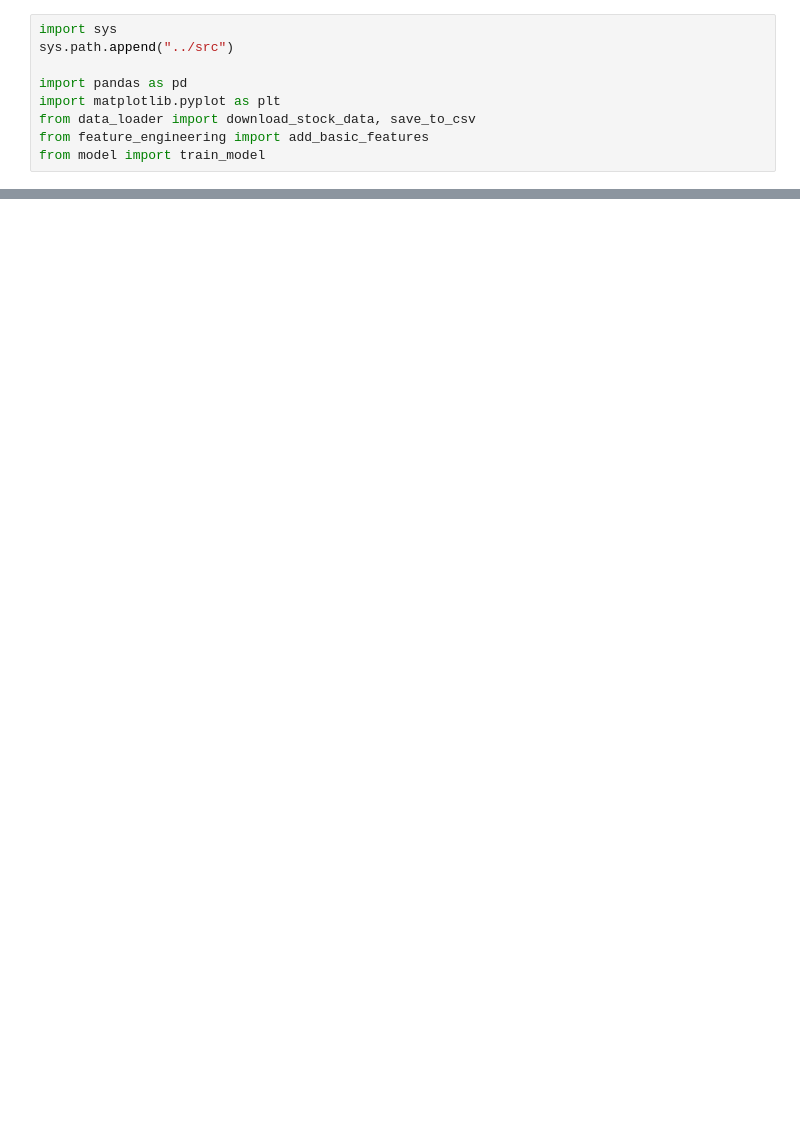
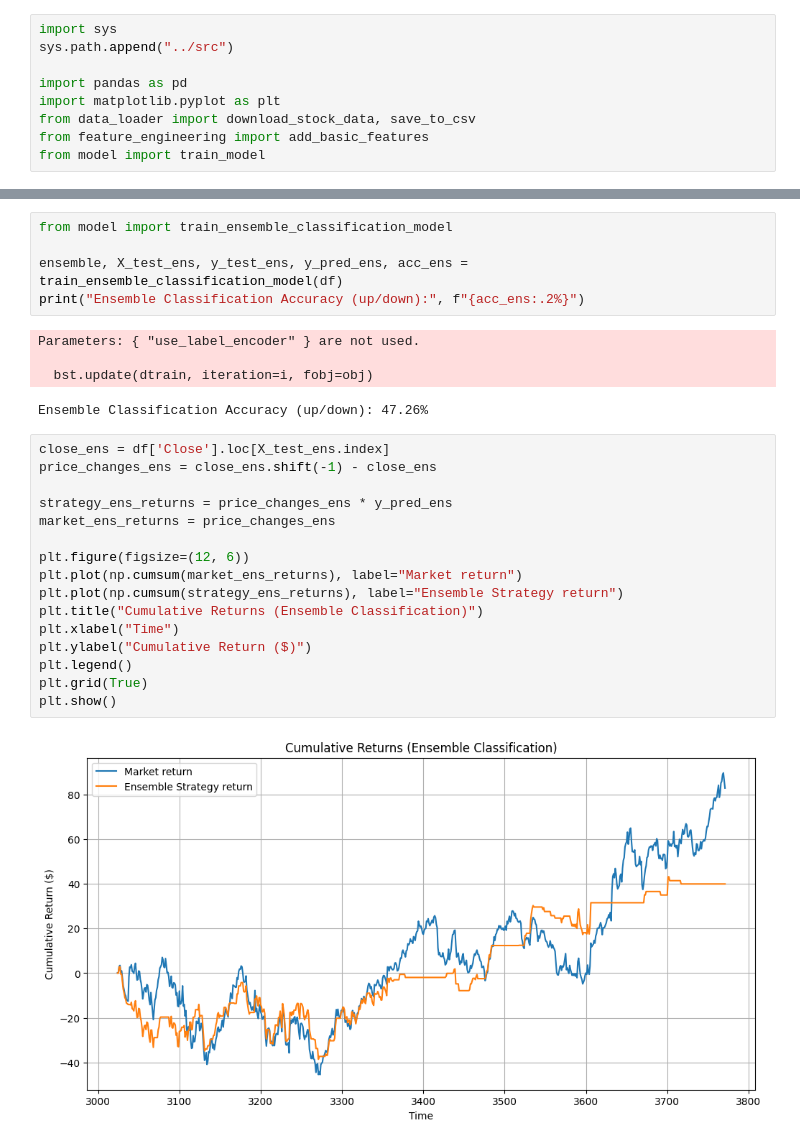
Before and after one commit to sqerbo01/stock-price-forecasting, a Jupyter notebook: notebooks/01_baseline_forecasting.ipynb, the cells around one changed output, grey strips where cells are left out. Saved outputs shown, nothing was run; the diff lists cells and outputs as text; blank space fills up the shorter version.

Commit message:
Classification and README updated

```diff
--- a/notebooks/01_baseline_forecasting.ipynb
+++ b/notebooks/01_baseline_forecasting.ipynb
@@ -135,0 +139,28 @@ Classification Accuracy (up/down): 49.67%
+# %%
+from model import train_ensemble_classification_model
+
+ensemble, X_test_ens, y_test_ens, y_pred_ens, acc_ens = train_ensemble_classification_model(df)
+print("Ensemble Classification Accuracy (up/down):", f"{acc_ens:.2%}")
+# %% [output]
+Parameters: { "use_label_encoder" } are not used.
+
+  bst.update(dtrain, iteration=i, fobj=obj)
+Ensemble Classification Accuracy (up/down): 47.26%
+# %%
+close_ens = df['Close'].loc[X_test_ens.index]
+price_changes_ens = close_ens.shift(-1) - close_ens
+
+strategy_ens_returns = price_changes_ens * y_pred_ens
+market_ens_returns = price_changes_ens
+
+plt.figure(figsize=(12, 6))
+plt.plot(np.cumsum(market_ens_returns), label="Market return")
+plt.plot(np.cumsum(strategy_ens_returns), label="Ensemble Strategy return")
+plt.title("Cumulative Returns (Ensemble Classification)")
+plt.xlabel("Time")
+plt.ylabel("Cumulative Return ($)")
+plt.legend()
+plt.grid(True)
+plt.show()
+# %% [output]
+[figure, added]
```
Also changed, not shown: parts of 13 cells of this notebook, 2 other files.
